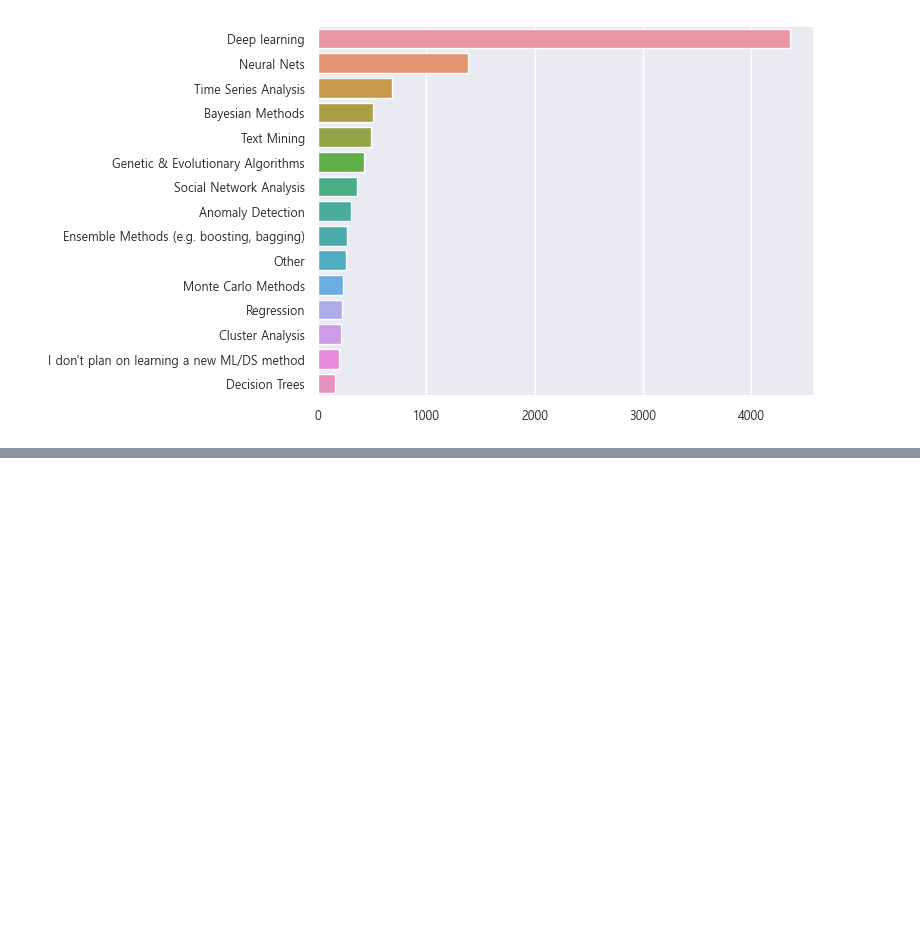
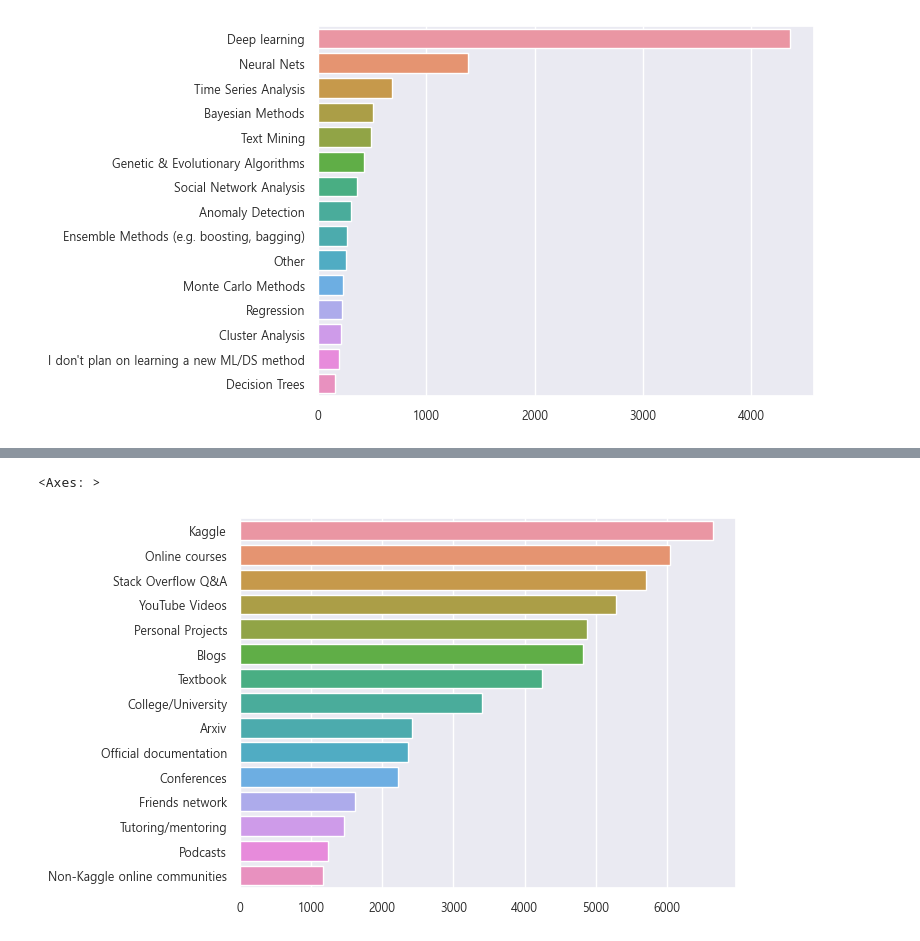
Before and after one commit to byulrim/KaggleExercise, a Jupyter notebook: kaggle_survey_2017_02.ipynb, the cells around one changed output, grey strips where cells are left out. Saved outputs shown, nothing was run; the diff lists cells and outputs as text; code cells hidden in the pictures; blank space fills up the shorter version.

```diff
--- a/kaggle_survey_2017_02.ipynb
+++ b/kaggle_survey_2017_02.ipynb
@@ -216,0 +307,5 @@ Name: LearningPlatformSelect, Length: 16716, dtype: object
+# %%
+platform_series = mca["LearningPlatformSelect"].str.split(",", expand=True).stack().reset_index(level=1, drop=True)
+platform_series.name = "platform"
+data = platform_series.value_counts().head(15)
+data
@@ -216,0 +329,5 @@ Name: LearningPlatformSelect, Length: 16716, dtype: object
+# %%
+sns.barplot(y=data.index, x=data.values)
+# %% [output]
+<Axes: >
+[figure, added]
```
Also changed, not shown: parts of 11 cells of this notebook.
